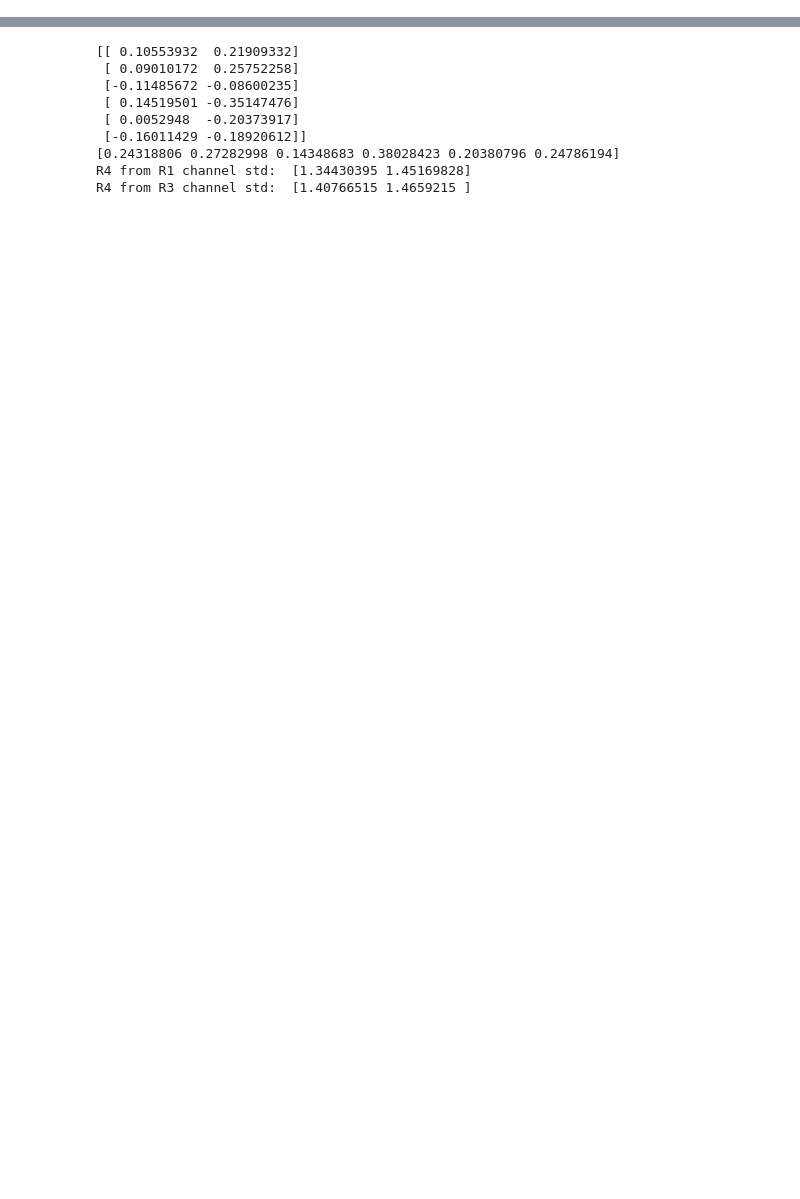
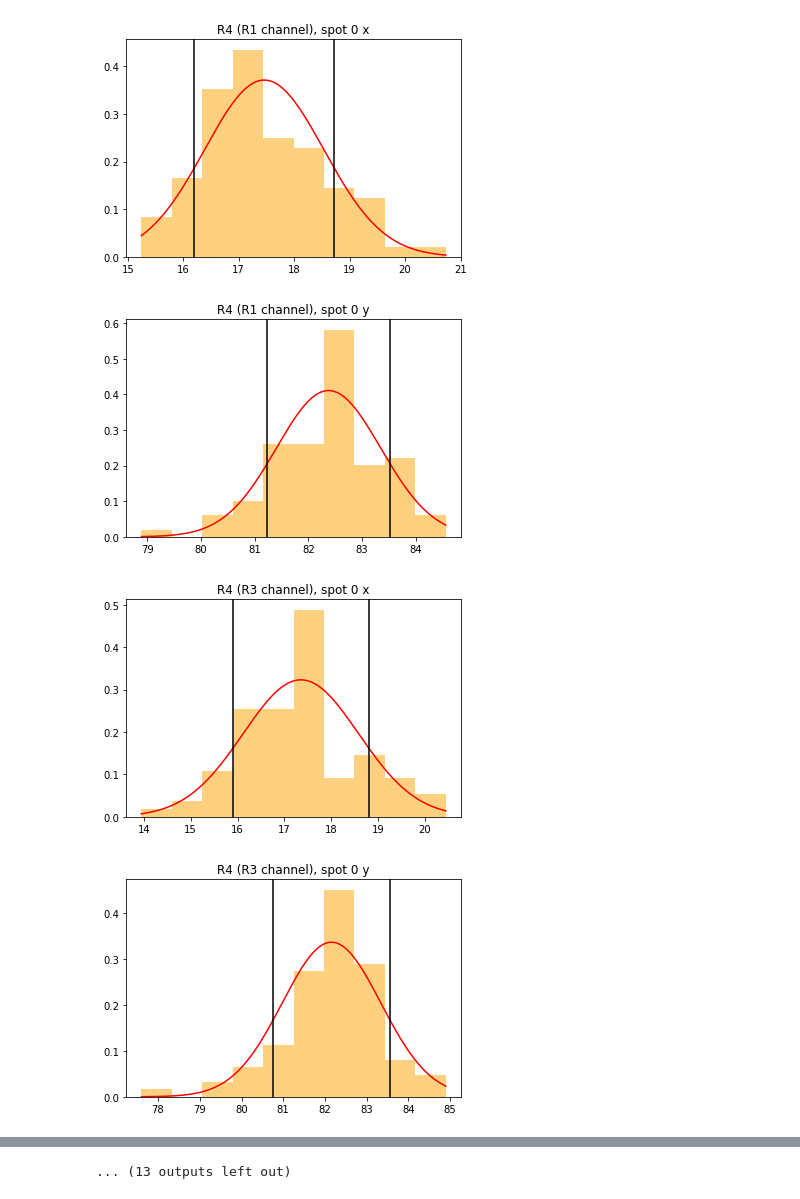
Before and after one commit to jungmannlab/resi, a Jupyter notebook: RESI_Cluster_Center_Analysis.ipynb, the cells around one changed output, grey strips where cells are left out. Saved outputs shown, nothing was run; the diff lists cells and outputs as text; code cells hidden in the pictures; blank space fills up the shorter version.

```diff
--- a/RESI_Cluster_Center_Analysis.ipynb
+++ b/RESI_Cluster_Center_Analysis.ipynb
@@ -33,35 +56,65 @@ R4_positions_R1_channel = []
 R4_std_R1_channel = []
 R4_positions_R3_channel = []
 R4_std_R3_channel = []
+R4_FWHM_R1_channel = []
+R4_FWHM_R3_channel = []
 
 for i in (0,1,8,9,10,11):
 #for i in (0,1,2,3,10,11):
     R1 = (R1_table[R1_table["group"] == i])
     Avg_R1 = R1["x"].mean(), R1["y"].mean()
     Std_R1 = R1["x"].std(), R1["y"].std()
+
+    FWHM_x = GaussFWHM(R1["x"], ("R4 (R1 channel), spot "+str(i)+" x"))
+    FWHM_y = GaussFWHM(R1["y"], ("R4 (R1 channel), spot "+str(i)+" y"))
+
+    FWHM_R1 = [FWHM_x, FWHM_y]
+
     R3 = (R3_table[R3_table["group"] == i])
     Avg_R3 = R3["x"].mean(), R3["y"].mean()
     Std_R3 = R3["x"].std(), R3["y"].std()
 
+    FWHM_x = GaussFWHM(R3["x"], ("R4 (R3 channel), spot "+str(i)+" x"))
+    FWHM_y = GaussFWHM(R3["y"], ("R4 (R3 channel), spot "+str(i)+" y"))
+
+    FWHM_R3 = [FWHM_x, FWHM_y]
+
     R4_positions_R1_channel.append(Avg_R1)
     R4_std_R1_channel.append(Std_R1)
+    R4_FWHM_R1_channel.append(FWHM_R1)
     R4_positions_R3_channel.append(Avg_R3)
     R4_std_R3_channel.append(Std_R3)
+    R4_FWHM_R3_channel.append(FWHM_R3)
 
 R4_positions_R1_channel = np.asarray(R4_positions_R1_channel)
 R4_positions_R3_channel = np.asarray(R4_positions_R3_channel)
 R4_std_R1_channel = np.asarray(R4_std_R1_channel)
 R4_std_R3_channel = np.asarray(R4_std_R3_channel)
+R4_FWHM_R1_channel = np.asarray(R4_FWHM_R1_channel)
+R4_FWHM_R3_channel = np.asarray(R4_FWHM_R3_channel)
 
 R4_differences = (R4_positions_R1_channel - R4_positions_R3_channel)
 
 R4_distances = (np.sqrt(R4_differences[:,0]**2 + R4_differences[:,1]**2))
 
 print(R4_differences)
 print(R4_distances)
 
+print(R4_FWHM_R1_channel)
+print(R4_FWHM_R3_channel)
+
+R4_FWHM_R1_channel_avg = np.mean(R4_FWHM_R1_channel, axis = 1)
+R4_FWHM_R3_channel_avg = np.mean(R4_FWHM_R3_channel, axis = 1)
+
+print(R4_FWHM_R1_channel_avg)
+print(R4_FWHM_R3_channel_avg)
+
 
 
 print("R4 from R1 channel std: ", np.mean(R4_std_R1_channel, axis=0))
 print("R4 from R3 channel std: ", np.mean(R4_std_R3_channel, axis=0))
 # %% [output]
+[figure, added]
+[figure, added]
+[figure, added]
+[figure, added]
@@ -68,12 +129,4 @@ print("R4 from R3 channel std: ", np.mean(R4_std_R3_channel, axis=0))
-[[ 0.10553932  0.21909332]
- [ 0.09010172  0.25752258]
- [-0.11485672 -0.08600235]
- [ 0.14519501 -0.35147476]
- [ 0.0052948  -0.20373917]
- [-0.16011429 -0.18920612]]
-[0.24318806 0.27282998 0.14348683 0.38028423 0.20380796 0.24786194]
-R4 from R1 channel std:  [1.34430395 1.45169828]
-R4 from R3 channel std:  [1.40766515 1.4659215 ]
+... (13 outputs left out)
 # %%
 R1_resi = []
 R1_resi_std = []
```
Also changed, not shown: parts of 6 cells of this notebook.
